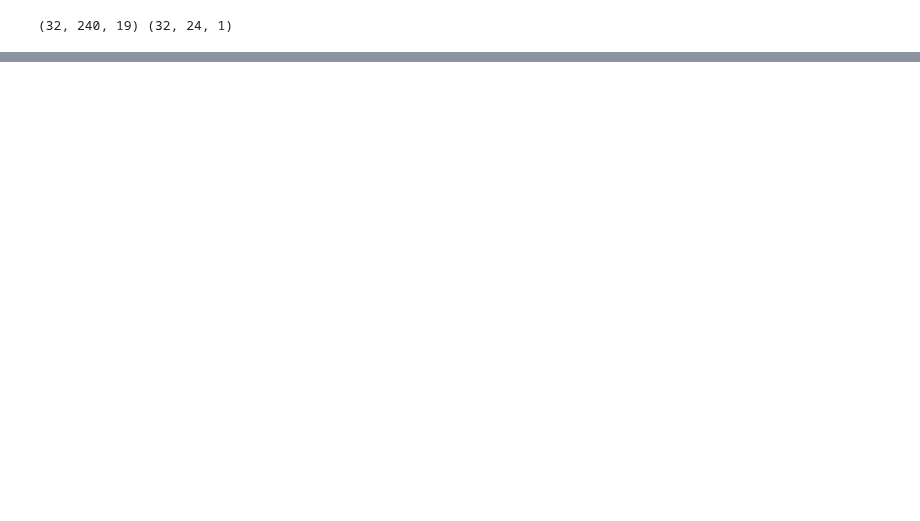
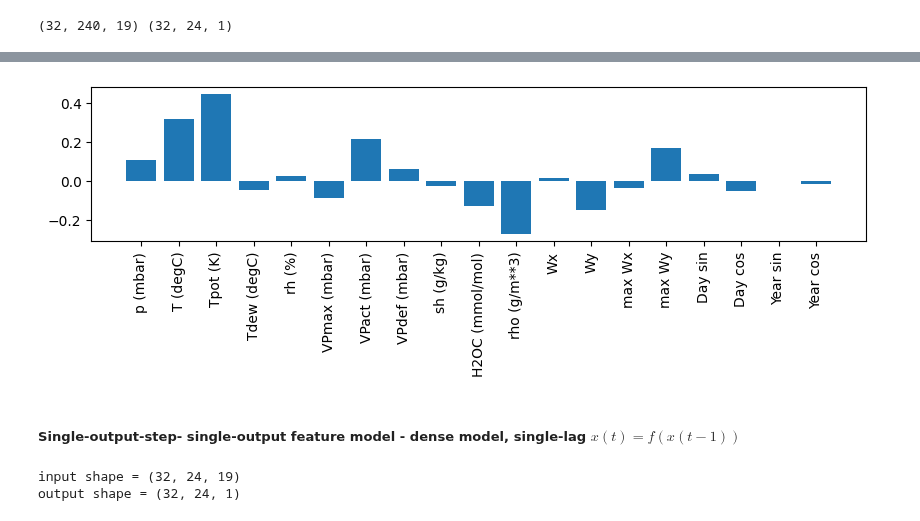
Before and after one commit to robetatis/study_notes_ml, a Jupyter notebook: weather.ipynb, the cells around one changed output, grey strips where cells are left out. Cells and saved outputs as stored; diff of their text form; code cells hidden in the pictures; blank space fills up the shorter version.

```diff
--- a/weather.ipynb
+++ b/weather.ipynb
@@ -333,0 +408,25 @@ val_performance['Baseline'] = baseline.evaluate(w_baseline_wide.val_ds, return_d
+# %%
+weights = linear.layers[0].kernel[:, 0].numpy()
+fig, ax = plt.subplots(figsize=(10, 2))
+ax.bar(x=range(len(train_df.columns)), height= weights)
+ax.set_xticks(range(len(train_df.columns)))
+ax.set_xticklabels(train_df.columns, rotation=90)
+plt.show()
+# %% [output]
+[figure, added]
+# %% [markdown]
+##### **Single-output-step- single-output feature model - dense model, single-lag $x(t) = f(x(t-1))$**
+# %%
+dense = tf.keras.Sequential([
+    tf.keras.layers.Dense(units=64, activation='relu'),
+    tf.keras.layers.Dense(units=64, activation='relu'),
+    tf.keras.layers.Dense(units=1)
+])
+
+w_wide = WindowGenerator(input_width=24, label_width=24, offset=1, label_columns=['T (degC)'])
+
+print(f'input shape = {w_wide.example[0].shape}')
+print(f'output shape = {linear(w_wide.example[0]).shape}')
+# %% [output]
+input shape = (32, 24, 19)
+output shape = (32, 24, 1)
```
Also changed, not shown: parts of 20 cells of this notebook, 2 other files.
